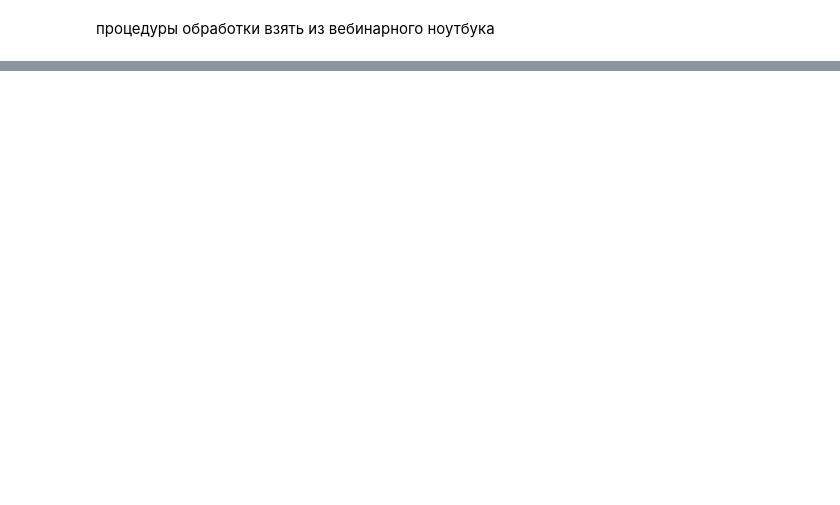
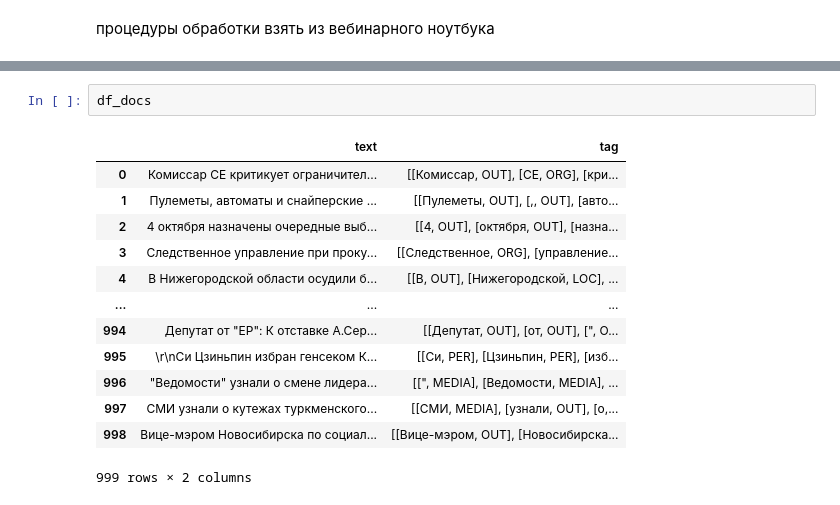
Before and after one commit to Vitalylqw/nlp, a Jupyter notebook: hw_5/HW_5.ipynb, the cells around one changed output, grey strips where cells are left out. Drawn from its saved outputs; the diff is of its cells as text; blank space fills up the shorter version.

```diff
--- a/hw_5/HW_5.ipynb
+++ b/hw_5/HW_5.ipynb
@@ -220,0 +320,16 @@ INFO:tensorflow:Restoring parameters from /root/.deeppavlov/models/ner_ent_and_t
+# %%
+df_docs
+# %% [output]
+|  | text | tag |
+| 0 | Комиссар СЕ критикует ограничител... | [[Комиссар, OUT], [СЕ, ORG], [кри... |
+| 1 | Пулеметы, автоматы и снайперские ... | [[Пулеметы, OUT], [,, OUT], [авто... |
+| 2 | 4 октября назначены очередные выб... | [[4, OUT], [октября, OUT], [назна... |
+| 3 | Следственное управление при проку... | [[Следственное, ORG], [управление... |
+| 4 | В Нижегородской области осудили б... | [[В, OUT], [Нижегородской, LOC], ... |
+| ... | ... | ... |
+| 994 | Депутат от "ЕР": К отставке А.Сер... | [[Депутат, OUT], [от, OUT], [", O... |
+| 995 | \r\nСи Цзиньпин избран генсеком К... | [[Си, PER], [Цзиньпин, PER], [изб... |
+| 996 | "Ведомости" узнали о смене лидера... | [[", MEDIA], [Ведомости, MEDIA], ... |
+| 997 | СМИ узнали о кутежах туркменского... | [[СМИ, MEDIA], [узнали, OUT], [о,... |
+| 998 | Вице-мэром Новосибирска по социал... | [[Вице-мэром, OUT], [Новосибирска... |
+999 rows × 2 columns
```
Also changed, not shown: parts of 65 cells of this notebook.
